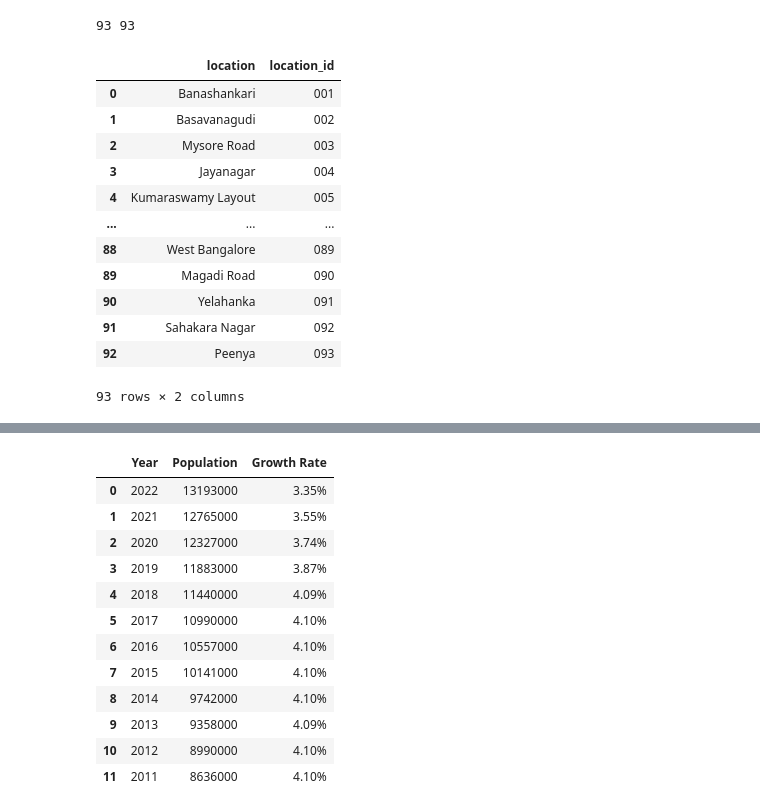
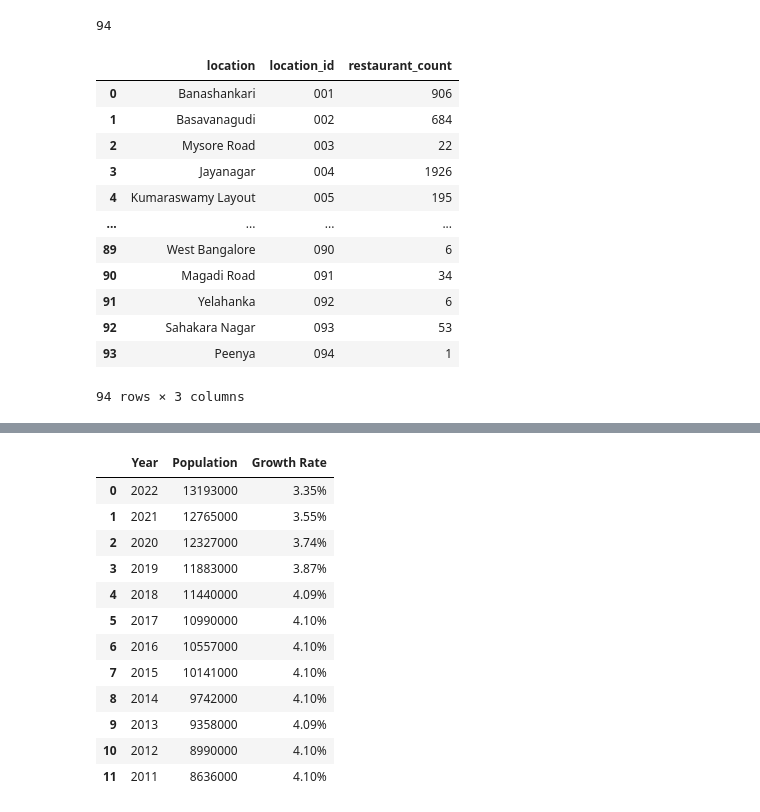
Before and after one commit to VioletPANsq/ntu_sd6101_team_project, a Jupyter notebook: notebook/population_estimation.ipynb, the cells around one changed output, grey strips where cells are left out. Cells and saved outputs as stored; diff of their text form; code cells hidden in the pictures.

```diff
--- a/notebook/population_estimation.ipynb
+++ b/notebook/population_estimation.ipynb
@@ -57,27 +59,30 @@ location_id_map_dict = {
 }
 # df['location_id'] = df['location'].apply(lambda x: location_id_map_dict[str(x)])
 # %%
-print(df['location'].nunique(), drop_df['location'].nunique())
+print(df['location'].nunique())
 # %% [output]
-93 93
+94
 # %%
 location_df = pd.DataFrame({'location': locations, 'location_id': location_ids})
-# %%
-location_df
-# %% [output]
-|  | location | location_id |
-| 0 | Banashankari | 001 |
-| 1 | Basavanagudi | 002 |
-| 2 | Mysore Road | 003 |
-| 3 | Jayanagar | 004 |
-| 4 | Kumaraswamy Layout | 005 |
-| ... | ... | ... |
-| 88 | West Bangalore | 089 |
-| 89 | Magadi Road | 090 |
-| 90 | Yelahanka | 091 |
-| 91 | Sahakara Nagar | 092 |
-| 92 | Peenya | 093 |
-93 rows × 2 columns
+# %%
+location_restaurant_counts = df['url'].groupby(df['location']).count().reset_index()
+location_restaurant_counts.columns = ['location', 'restaurant_count']
+location_df = pd.merge(location_df, location_restaurant_counts, on='location', how='left')
+location_df
+# %% [output]
+|  | location | location_id | restaurant_count |
+| 0 | Banashankari | 001 | 906 |
+| 1 | Basavanagudi | 002 | 684 |
+| 2 | Mysore Road | 003 | 22 |
+| 3 | Jayanagar | 004 | 1926 |
+| 4 | Kumaraswamy Layout | 005 | 195 |
+| ... | ... | ... | ... |
+| 89 | West Bangalore | 090 | 6 |
+| 90 | Magadi Road | 091 | 34 |
+| 91 | Yelahanka | 092 | 6 |
+| 92 | Sahakara Nagar | 093 | 53 |
+| 93 | Peenya | 094 | 1 |
+94 rows × 3 columns
 # %%
 location_df['latitude'] = np.nan
 location_df['longitude'] = np.nan
```
Also changed, not shown: parts of 13 cells of this notebook, 2 other files.
